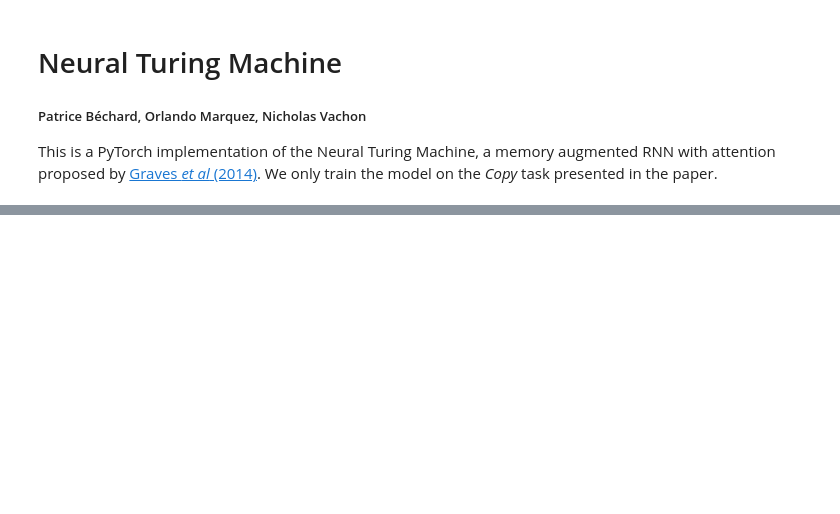
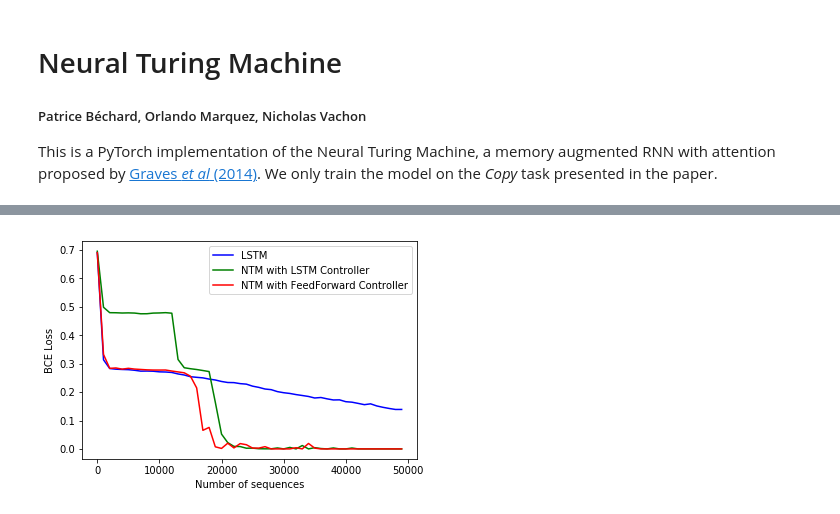
Before and after one commit to patricebechard/neural_turing_machine, a Jupyter notebook: NTM.ipynb, the cells around one changed output, grey strips where cells are left out. Saved outputs shown, nothing was run; the diff lists cells and outputs as text; code cells hidden in the pictures; blank space fills up the shorter version.

```diff
--- a/NTM.ipynb
+++ b/NTM.ipynb
@@ -33,0 +85,9 @@ lstm = Vanilla_LSTM().to(device)
+# %%
+rng = np.array([i for i in range(0, 50000, 1000)])
+lstm_ntm_loss = np.loadtxt('lstm_ntm_BCEWLL_loss.txt')
+ffnn_ntm_loss = np.loadtxt('ffnn_ntm_loss.txt')
+lstm_loss = np.loadtxt('loss_lstm.csv')
+
+plot_training_curves(rng, lstm_ntm_loss, ffnn_ntm_loss, lstm_loss)
+# %% [output]
+[figure, added]
```
Also changed, not shown: parts of 16 cells of this notebook, 24 other files.
